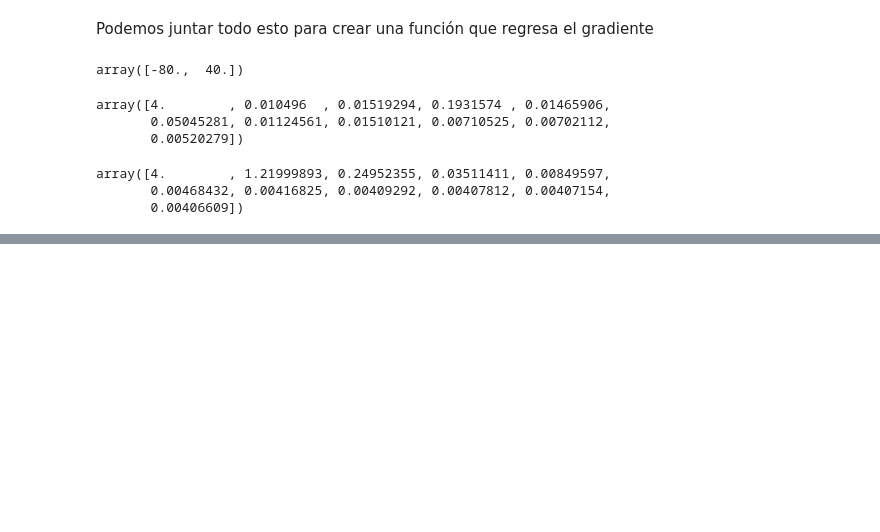
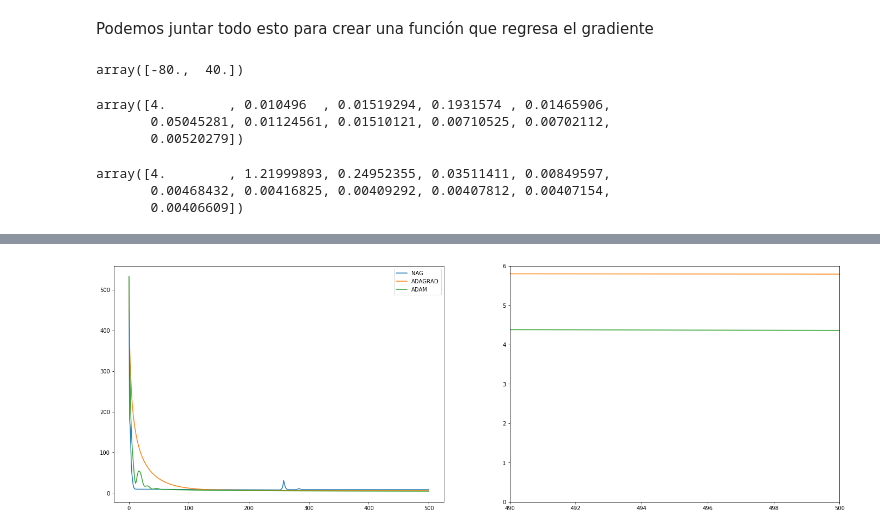
Before and after one commit to nottu/nottu-notes, a Jupyter notebook: MachineLearning/tarea_2_javier_peralta.ipynb, the cells around one changed output, grey strips where cells are left out. Drawn from its saved outputs; the diff is of its cells as text; code cells hidden in the pictures; blank space fills up the shorter version.

```diff
--- a/MachineLearning/tarea_2_javier_peralta.ipynb
+++ b/MachineLearning/tarea_2_javier_peralta.ipynb
@@ -109,0 +160,13 @@ def adam(f, gradf, x0, nIter, alpha, epsilon = 0.001):
+# %%
+%%time
+x0 = np.ones((10))
+x0[0] = x0[-2] = -1.2
+n_iter = 500
+nag_res = nag(rosenbrock, rosenbrock_grad, x0, n_iter, 0.001, 0.2)
+adagrad_res = adagrad(rosenbrock, rosenbrock_grad, x0, n_iter, 0.1)
+adam_res = adam(rosenbrock, rosenbrock_grad, x0, n_iter, 0.1)
+
+plot_res(nag_res, adagrad_res, adam_res)
+print("NAG: {0}\tADAGRAD: {1}\tADAM: {2}".format(nag_res[-1], adagrad_res[-1] , adam_res[-1]))
+# %% [output]
+[figure, added]
```
Also changed, not shown: parts of 8 cells of this notebook.
